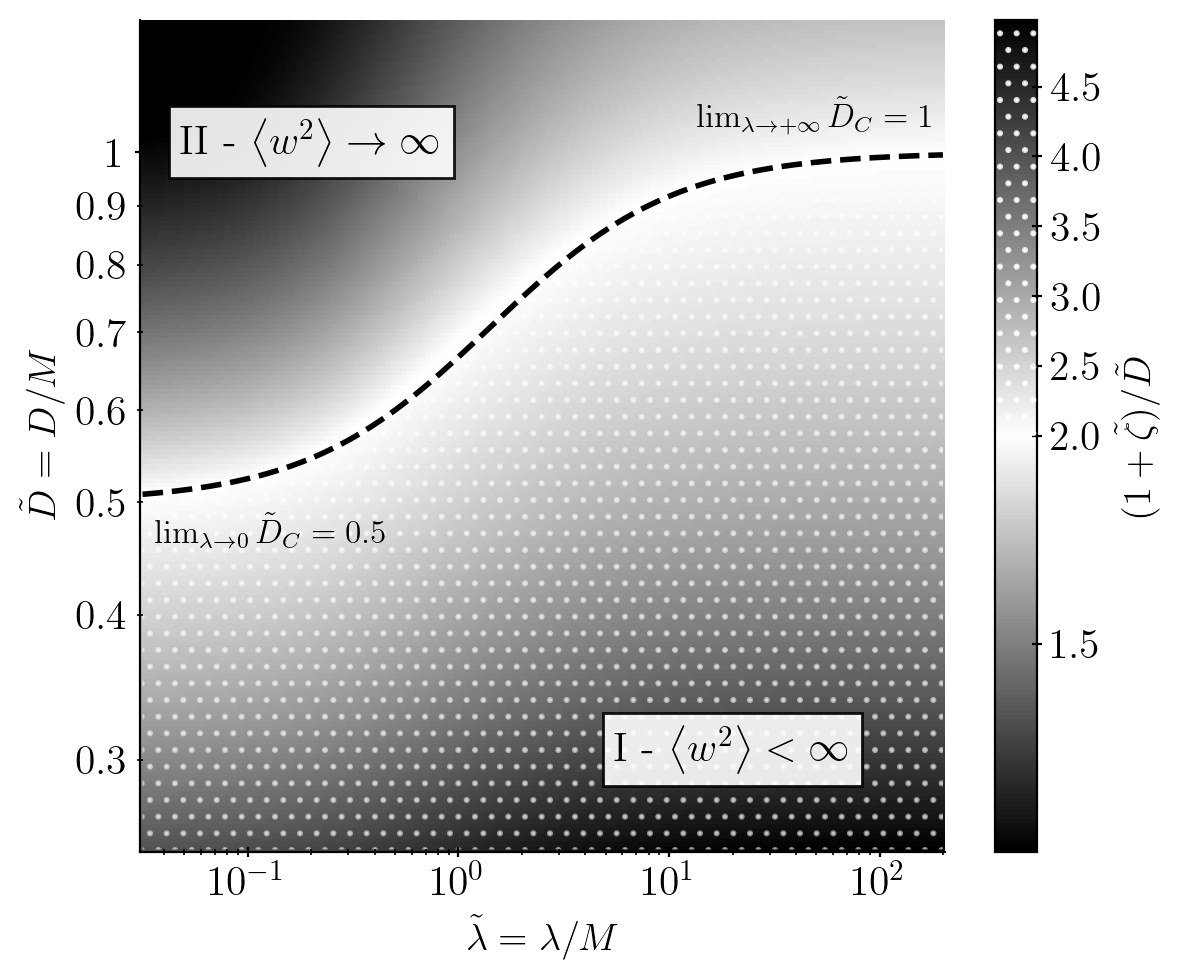
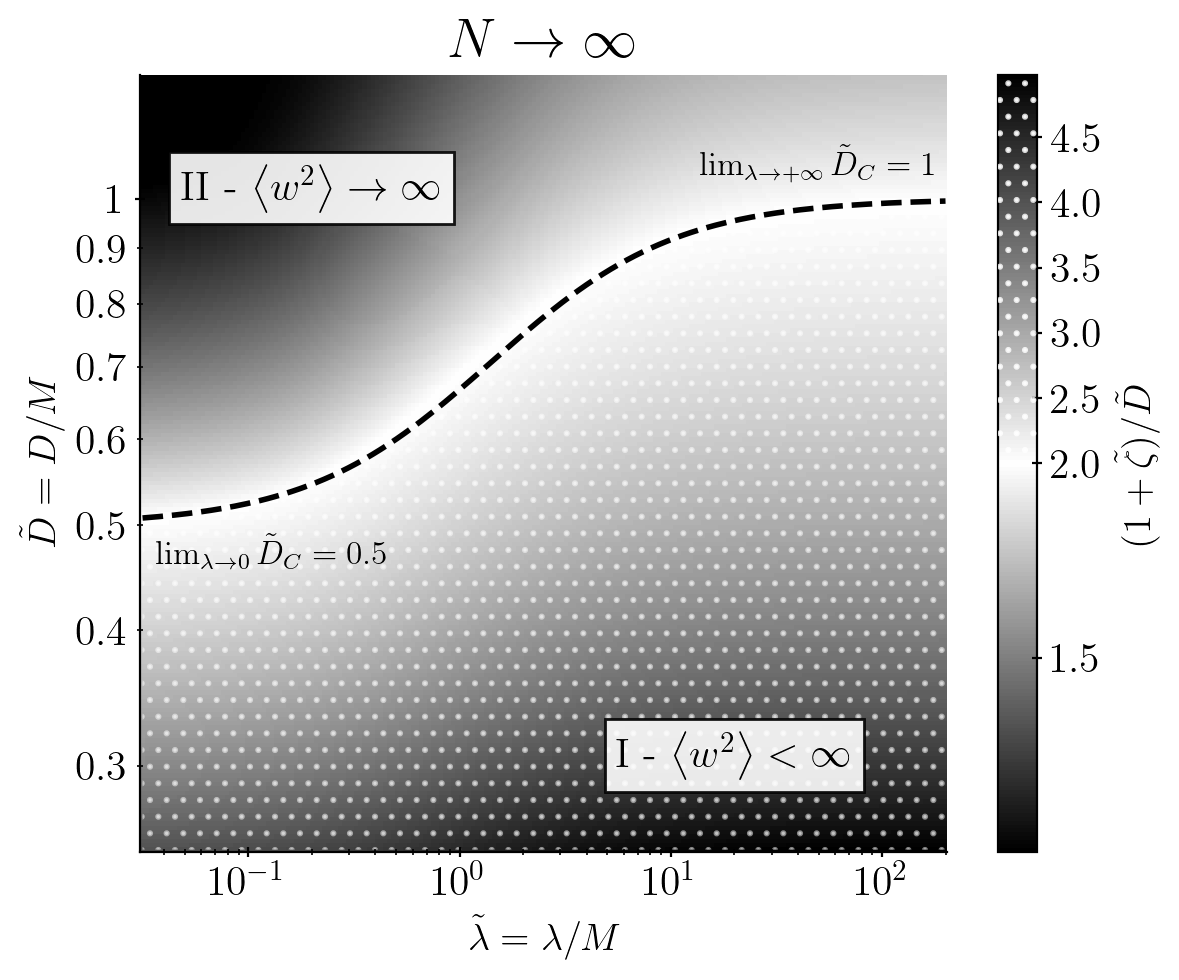
Unified diff of the notebook cell whose output changed from the first chart to the second:
--- before
+++ after
@@ -46,4 +46,5 @@
 ax.yaxis.set_major_formatter(fmt)
 ax.yaxis.set_minor_formatter(fmt)
+ax.set_title(r"$N \rightarrow \infty$", fontsize=20)
 plt.savefig('../figures/fig_3.svg', bbox_inches='tight', dpi=200, transparent=True);
 plt.savefig('../figures/tail_exponent.pdf', bbox_inches='tight', dpi=200, transparent=True);

Commit: fix wrong approximation name